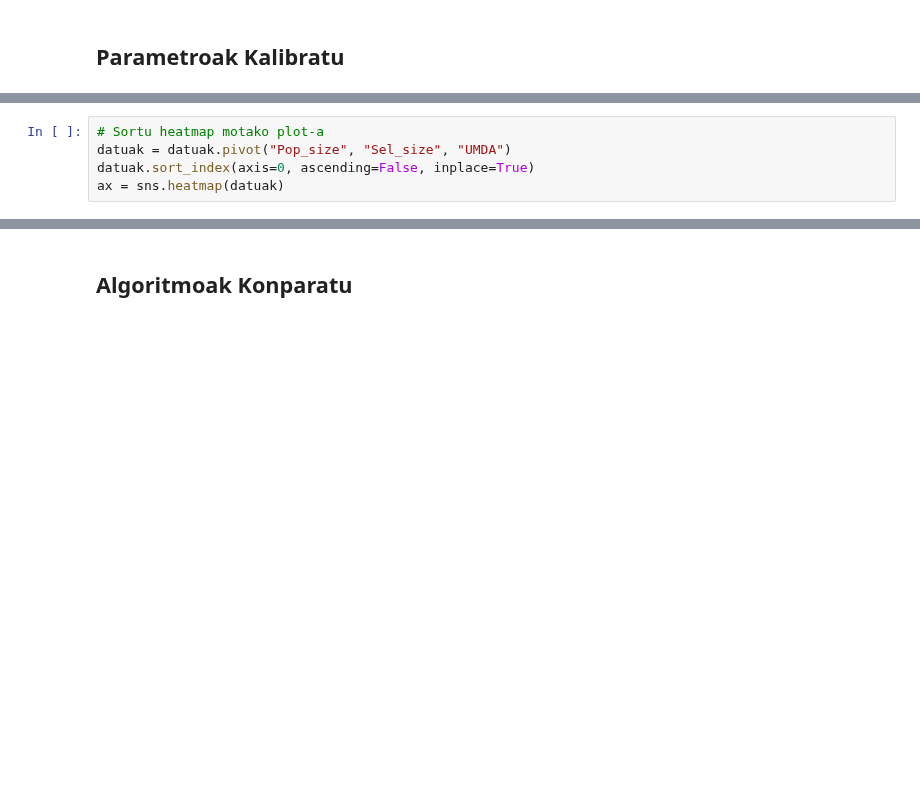
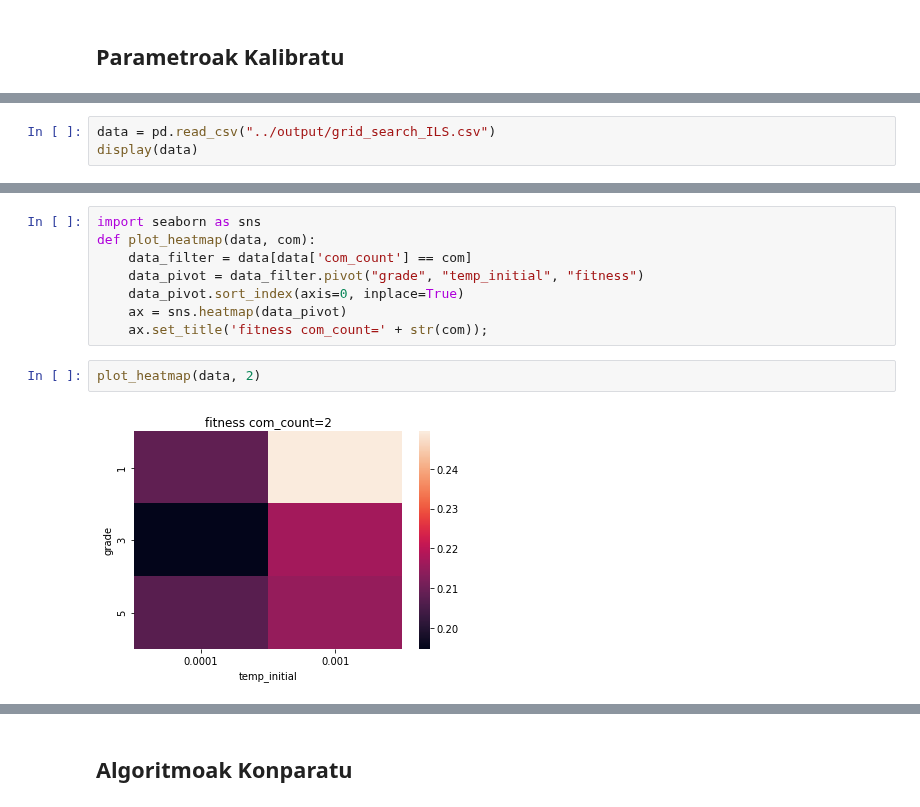
Before and after one commit to juletx/community-detection, a Jupyter notebook: notebooks/CDP_3_fasea.ipynb, the cells around one changed output, grey strips where cells are left out. Saved outputs shown, nothing was run; the diff lists cells and outputs as text; blank space fills up the shorter version.

Commit message:
Implement functions and run random search

```diff
--- a/notebooks/CDP_3_fasea.ipynb
+++ b/notebooks/CDP_3_fasea.ipynb
@@ -2176,5 +2137,0 @@ print(datuak)
-# %%
-# Sortu heatmap motako plot-a
-datuak = datuak.pivot("Pop_size", "Sel_size", "UMDA")
-datuak.sort_index(axis=0, ascending=False, inplace=True)
-ax = sns.heatmap(datuak)
@@ -2180,0 +2260,3 @@ ax = sns.heatmap(datuak)
+# %%
+data = pd.read_csv("../output/grid_search_ILS.csv")
+display(data)
@@ -2180,0 +2281,12 @@ ax = sns.heatmap(datuak)
+# %%
+import seaborn as sns
+def plot_heatmap(data, com):
+    data_filter = data[data['com_count'] == com]
+    data_pivot = data_filter.pivot("grade", "temp_initial", "fitness")
+    data_pivot.sort_index(axis=0, inplace=True)
+    ax = sns.heatmap(data_pivot)
+    ax.set_title('fitness com_count=' + str(com));
+# %%
+plot_heatmap(data, 2)
+# %% [output]
+[figure, added]
```
Also changed, not shown: parts of 73 cells of this notebook, 2 other files.
